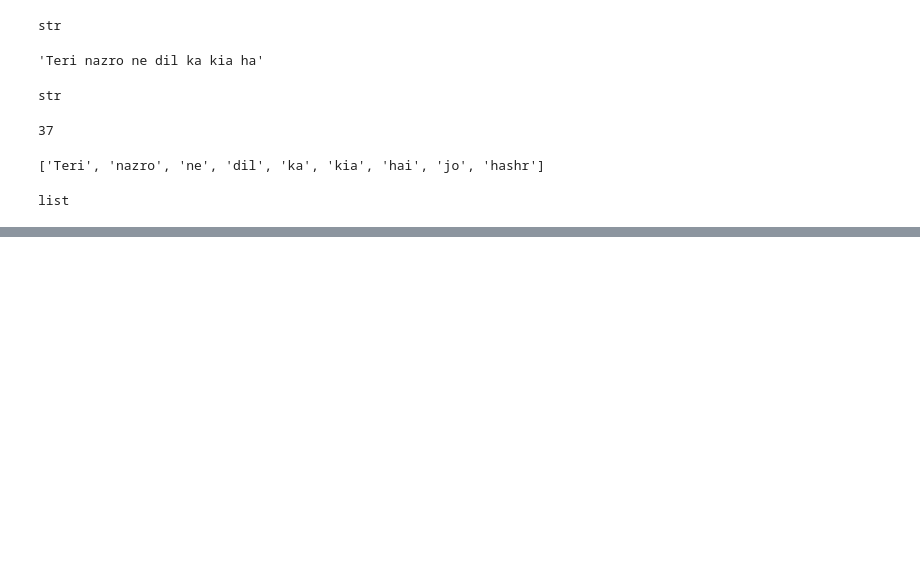
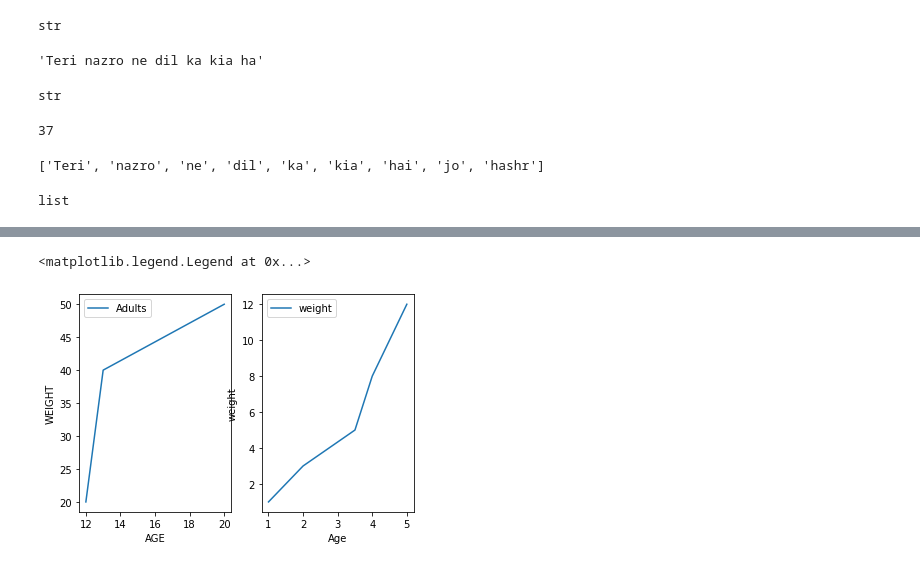
Before and after one commit to Samarth1410/Samarth, a Jupyter notebook: First_Experiment.ipynb, the cells around one changed output, grey strips where cells are left out. Cells and saved outputs as stored; diff of their text form; code cells hidden in the pictures; blank space fills up the shorter version.

```diff
--- a/First_Experiment.ipynb
+++ b/First_Experiment.ipynb
@@ -206,0 +246,16 @@ dict
+# %%
+adult_weight = [20,40,50]
+adult_age = [12,13,20]
+plt.subplot(1,2,1)
+plt.plot(adult_age,adult_weight, label='Adults')
+plt.ylabel('WEIGHT')
+plt.xlabel('AGE')
+plt.legend()
+plt.subplot(1,2,2)
+plt.plot(children_age,children_weight,label = 'weight')
+plt.xlabel('Age')
+plt.ylabel('weight')
+plt.legend()
+# %% [output]
+<matplotlib.legend.Legend at 0x...>
+[figure, added]
```
Also changed, not shown: parts of 39 cells of this notebook.
